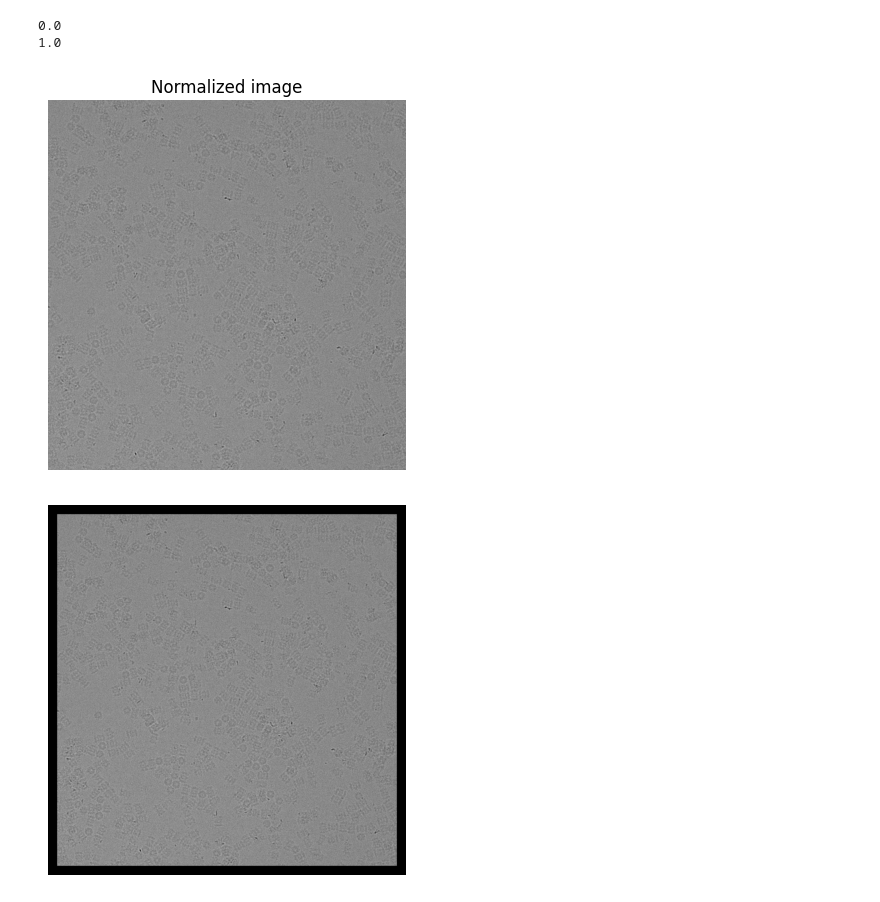
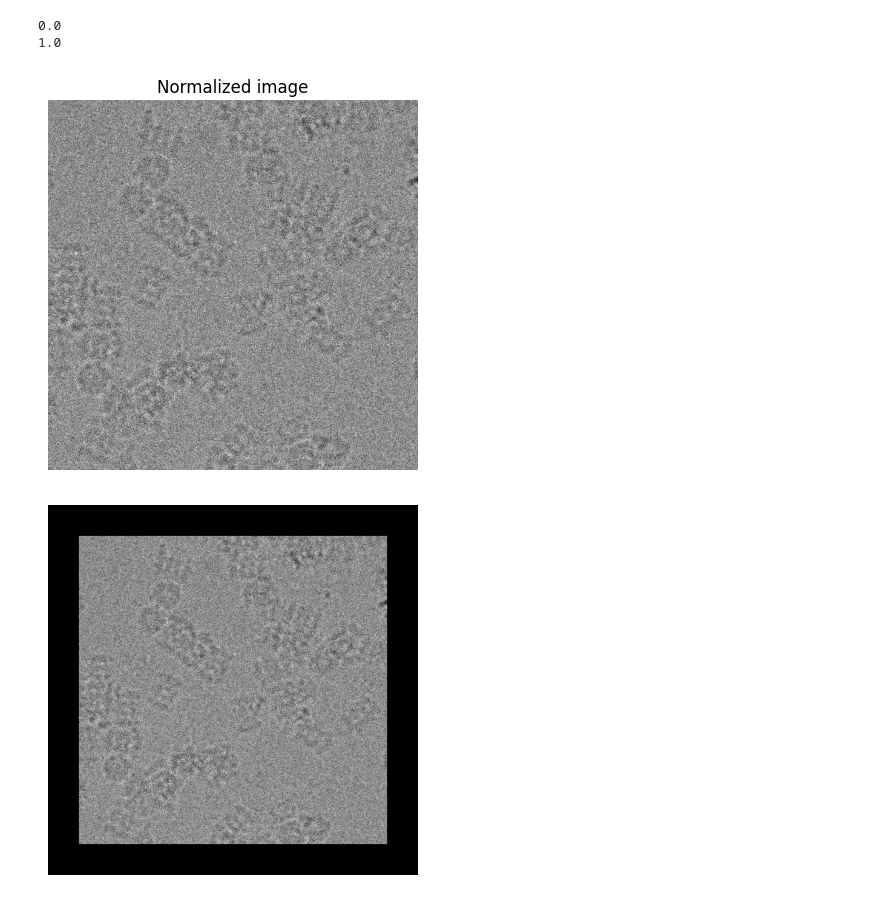
Before and after one commit to NathanLoketo/Projet_GPI-NF, a Jupyter notebook: Projet_GPI.ipynb, the cells around one changed output. Saved outputs shown, nothing was run; the diff lists cells and outputs as text; code cells hidden in the pictures.

```diff
--- a/Projet_GPI.ipynb
+++ b/Projet_GPI.ipynb
@@ -217,0 +222,10 @@ print(binned_image.max())
+# %%
+def crop_image(image, x_start, x_end, y_start, y_end):
+    return image[y_start:y_end, x_start:x_end]
+
+cropped = crop_image(binned_image, 1, 500, 1, 500)
+
+plt.imshow(cropped, cmap='gray')
+plt.title("Cropped image")
+plt.axis('off')
+plt.show()
@@ -218,21 +234,21 @@ print(binned_image.max())
 # %%
 def normalization(image):
   image = image.astype(np.float32)
 
   image = (image - image.min()) / (image.max() - image.min())
   return image
 
-normalized_image = normalization(binned_image)
+normalized_image = normalization(cropped)
 print(normalized_image.min())
 print(normalized_image.max())
 plt.imshow(normalized_image, cmap='gray')
 plt.title("Normalized image")
 plt.axis('off')
 plt.show()
 # %% [output]
 0.0
 1.0
-[figure, old version]
+[figure, new version]
 # %%
 # Function to apply different padding modes
 def apply_padding(img, pad_width, mode='constant', constant_value=255):
@@ -273,5 +289,5 @@ plt.imshow(padded_img, cmap='gray')
 plt.axis('off')
 plt.show()
 # %% [output]
-[figure, old version]
+[figure, new version]
 # %%
```
Also changed, not shown: parts of 8 cells of this notebook.
